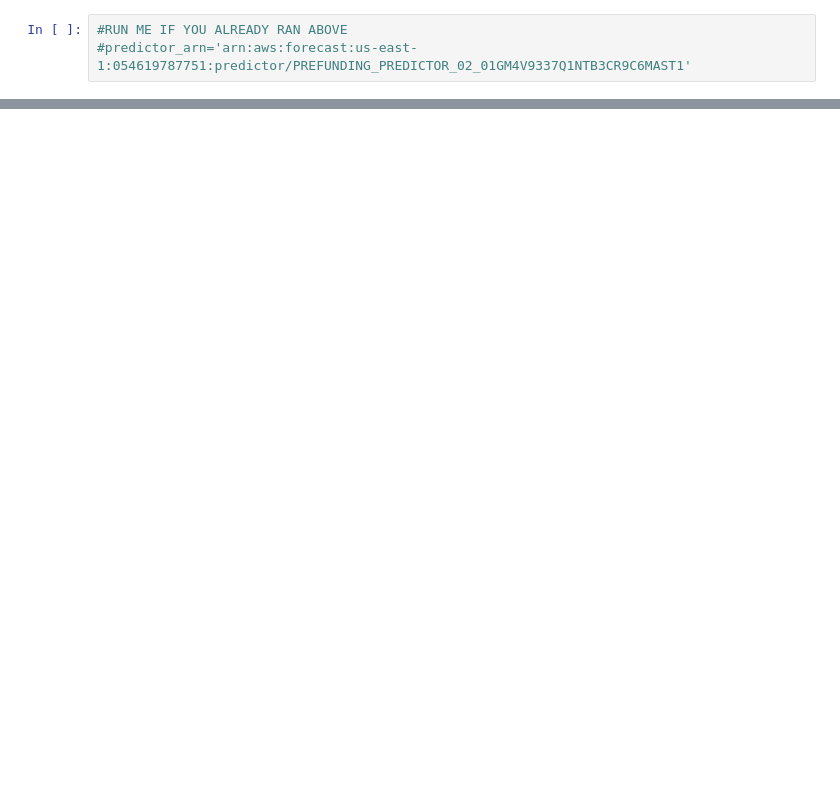
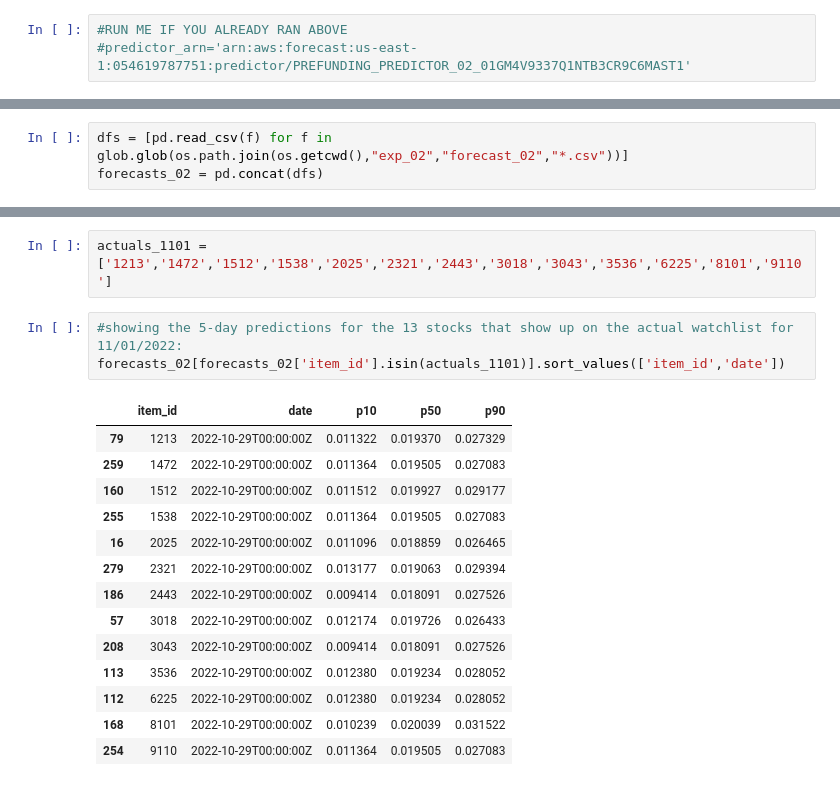
Before and after one commit to calebmcook/udacity-aws-machine-learning-nanodegree-capstone, a Jupyter notebook: 02-Forecasting.ipynb, the cells around one changed output, grey strips where cells are left out. Drawn from its saved outputs; the diff is of its cells as text; blank space fills up the shorter version.

```diff
--- a/02-Forecasting.ipynb
+++ b/02-Forecasting.ipynb
@@ -1007,0 +1106,3 @@ error_metrics
+# %%
+dfs = [pd.read_csv(f) for f in glob.glob(os.path.join(os.getcwd(),"exp_02","forecast_02","*.csv"))]
+forecasts_02 = pd.concat(dfs)
@@ -1007,0 +1125,20 @@ error_metrics
+# %%
+actuals_1101 = ['1213','1472','1512','1538','2025','2321','2443','3018','3043','3536','6225','8101','9110']
+# %%
+#showing the 5-day predictions for the 13 stocks that show up on the actual watchlist for 11/01/2022:
+forecasts_02[forecasts_02['item_id'].isin(actuals_1101)].sort_values(['item_id','date'])
+# %% [output]
+|  | item_id | date | p10 | p50 | p90 |
+| 79 | 1213 | 2022-10-29T00:00:00Z | 0.011322 | 0.019370 | 0.027329 |
+| 259 | 1472 | 2022-10-29T00:00:00Z | 0.011364 | 0.019505 | 0.027083 |
+| 160 | 1512 | 2022-10-29T00:00:00Z | 0.011512 | 0.019927 | 0.029177 |
+| 255 | 1538 | 2022-10-29T00:00:00Z | 0.011364 | 0.019505 | 0.027083 |
+| 16 | 2025 | 2022-10-29T00:00:00Z | 0.011096 | 0.018859 | 0.026465 |
+| 279 | 2321 | 2022-10-29T00:00:00Z | 0.013177 | 0.019063 | 0.029394 |
+| 186 | 2443 | 2022-10-29T00:00:00Z | 0.009414 | 0.018091 | 0.027526 |
+| 57 | 3018 | 2022-10-29T00:00:00Z | 0.012174 | 0.019726 | 0.026433 |
+| 208 | 3043 | 2022-10-29T00:00:00Z | 0.009414 | 0.018091 | 0.027526 |
+| 113 | 3536 | 2022-10-29T00:00:00Z | 0.012380 | 0.019234 | 0.028052 |
+| 112 | 6225 | 2022-10-29T00:00:00Z | 0.012380 | 0.019234 | 0.028052 |
+| 168 | 8101 | 2022-10-29T00:00:00Z | 0.010239 | 0.020039 | 0.031522 |
+| 254 | 9110 | 2022-10-29T00:00:00Z | 0.011364 | 0.019505 | 0.027083 |
```
Also changed, not shown: parts of 16 cells of this notebook, 9 other files.
